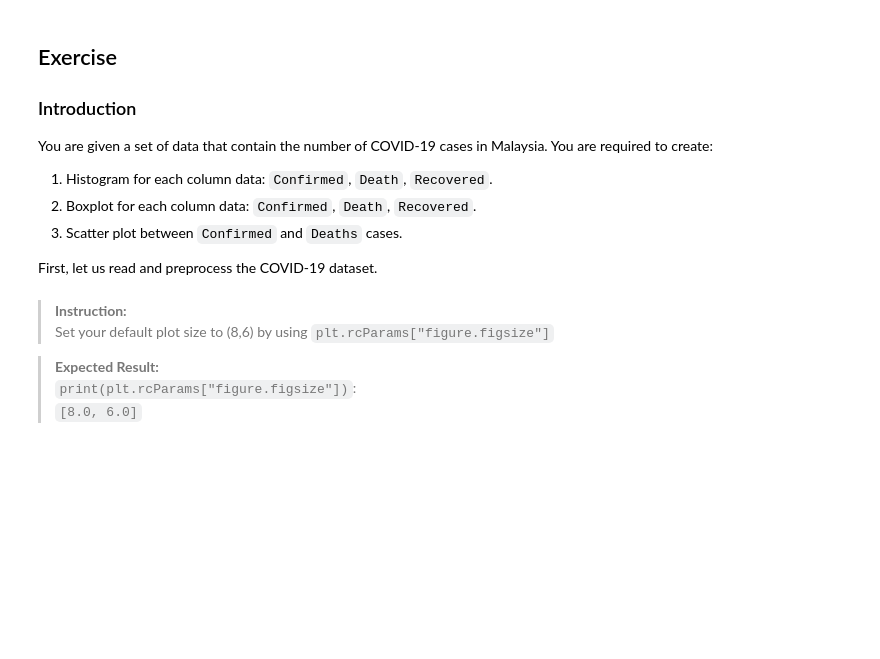
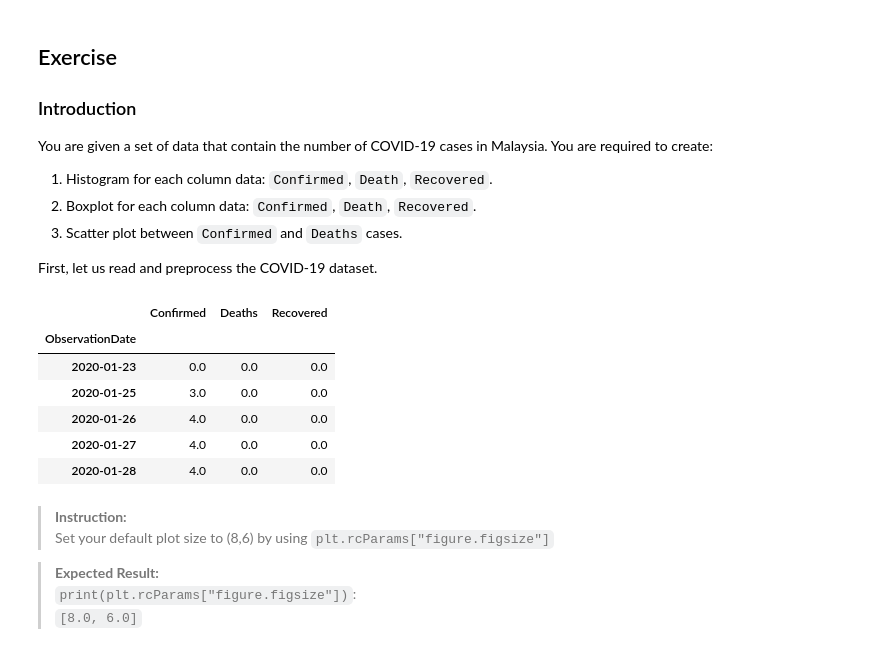
Before and after one commit to CertifaiAI/basics-of-data-analytics, a Jupyter notebook: Matplotlib/exercise/02 - Creating different types of graphs with Pyplot.ipynb, the cells around one changed output. Drawn from its saved outputs; the diff is of its cells as text; code cells hidden in the pictures; blank space fills up the shorter version.

```diff
--- a/Matplotlib/exercise/02 - Creating different types of graphs with Pyplot.ipynb
+++ b/Matplotlib/exercise/02 - Creating different types of graphs with Pyplot.ipynb
@@ -171,14 +171,22 @@ First, let us read and preprocess the COVID-19 dataset.
 # %%
 from pathlib import Path
 
 # Read and preprocess the dataset
-dataste_dir_path = Path().resolve().parent/'Datasets'
+dataste_dir_path = Path().resolve().parent.parent/'Datasets'
 data_dir_path = dataste_dir_path/'covid_19_data.csv'
 covid_data = pd.read_csv(data_dir_path)
 new_covid_data = covid_data.loc[covid_data["Country/Region"] == 'Malaysia']
 new_covid_data = new_covid_data.set_index(pd.to_datetime(new_covid_data["ObservationDate"]))
 new_covid_data = new_covid_data.drop(columns = ['SNo','ObservationDate','Province/State','Country/Region','Last Update'])
 new_covid_data.head()
+# %% [output]
+|  | Confirmed | Deaths | Recovered |
+| ObservationDate |  |  |  |
+| 2020-01-23 | 0.0 | 0.0 | 0.0 |
+| 2020-01-25 | 3.0 | 0.0 | 0.0 |
+| 2020-01-26 | 4.0 | 0.0 | 0.0 |
+| 2020-01-27 | 4.0 | 0.0 | 0.0 |
+| 2020-01-28 | 4.0 | 0.0 | 0.0 |
 # %% [markdown]
 >**Instruction:**<br>
 Set your default plot size to (8,6) by using `plt.rcParams["figure.figsize"]`
```
Also changed, not shown: 3 other files.
